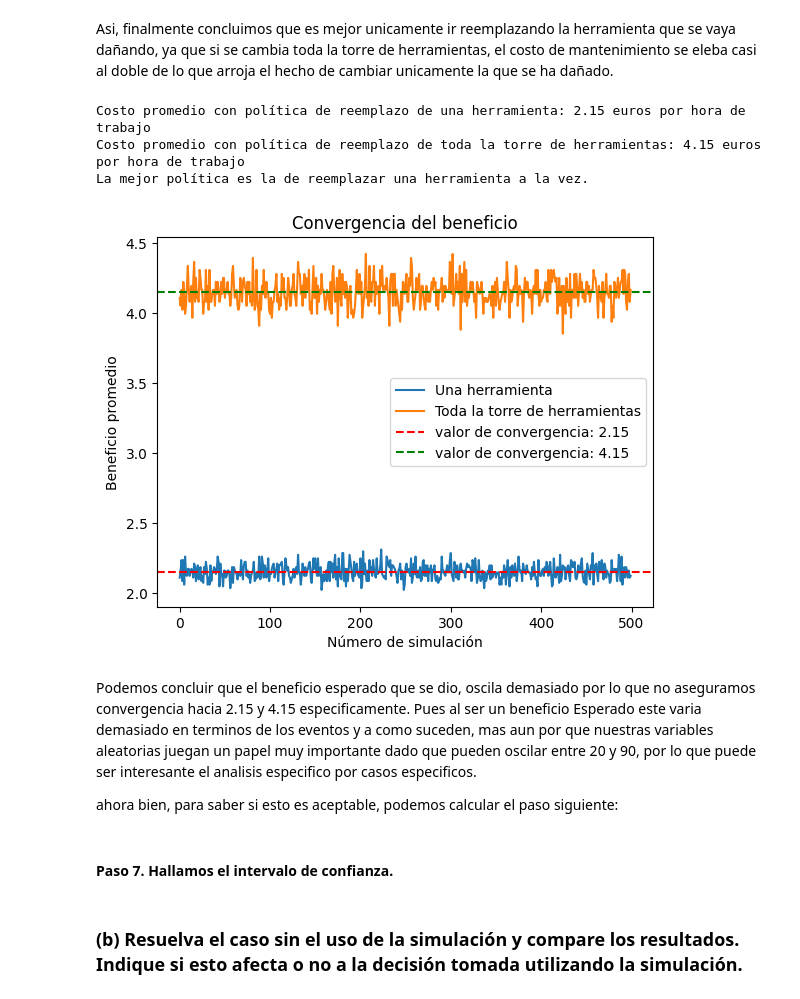
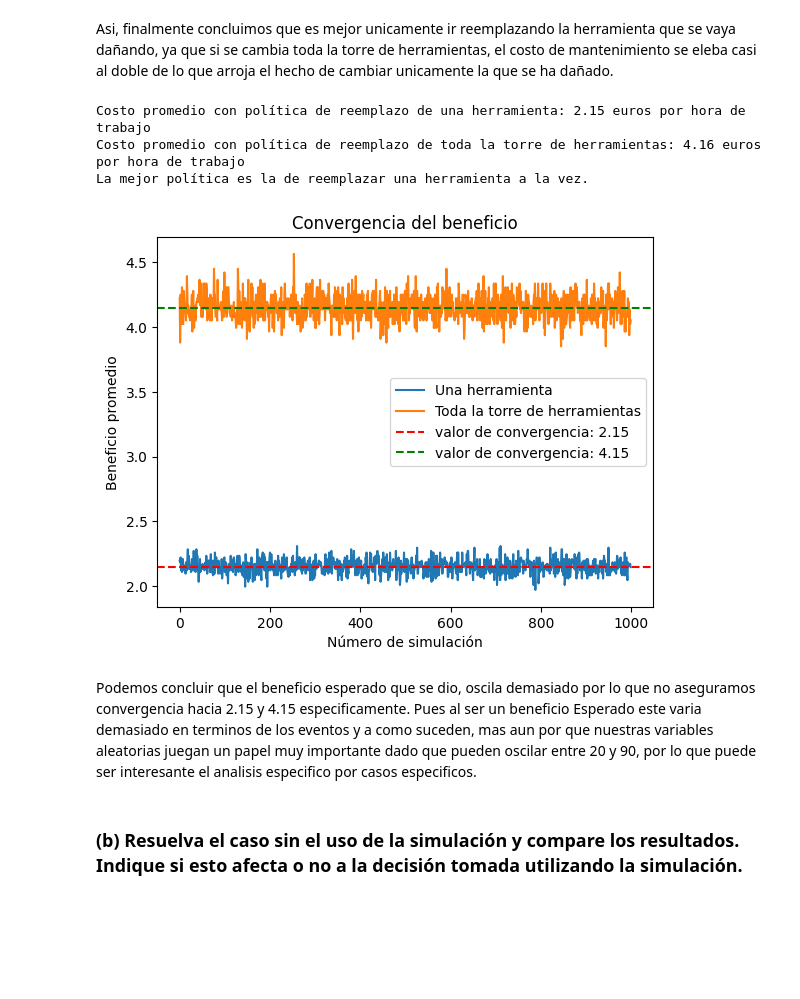
Before and after one commit to NIETOCAMBRON7/Simulacion-2, a Jupyter notebook: Exmen/Ejercicio3_Exámen.ipynb, the cells around one changed output. Saved outputs shown, nothing was run; the diff lists cells and outputs as text; code cells hidden in the pictures; blank space fills up the shorter version.

```diff
--- a/Exmen/Ejercicio3_Exámen.ipynb
+++ b/Exmen/Ejercicio3_Exámen.ipynb
@@ -268,35 +268,31 @@ def graficar_convergencia_beneficio(beneficio_una_herramienta, beneficio_toda_la
     plt.show()
 # %%
 # Simulación de Monte Carlo
-num_simulaciones = 500
+num_simulaciones = 1000
 beneficio_una_herramienta = [una_herramienta() for i in range(num_simulaciones)]
 beneficio_toda_la_torre = [toda_la_torre() for i in range(num_simulaciones)]
 costo_promedio_una_herramienta = sum(beneficio_una_herramienta) / num_simulaciones
 costo_promedio_toda_la_torre = sum(beneficio_toda_la_torre) / num_simulaciones
 
 # Resultados
 print("Costo promedio con política de reemplazo de una herramienta: {:.2f} euros por hora de trabajo".format(costo_promedio_una_herramienta))
 print("Costo promedio con política de reemplazo de toda la torre de herramientas: {:.2f} euros por hora de trabajo".format(costo_promedio_toda_la_torre))
 
 if costo_promedio_una_herramienta < costo_promedio_toda_la_torre:
     print("La mejor política es la de reemplazar una herramienta a la vez.")
 else:
     print("La mejor política es la de reemplazar toda la torre de herramientas.")
 
 # Graficar convergencia del beneficio
 graficar_convergencia_beneficio(beneficio_una_herramienta, beneficio_toda_la_torre)
 # %% [output]
 Costo promedio con política de reemplazo de una herramienta: 2.15 euros por hora de trabajo
-Costo promedio con política de reemplazo de toda la torre de herramientas: 4.15 euros por hora de trabajo
+Costo promedio con política de reemplazo de toda la torre de herramientas: 4.16 euros por hora de trabajo
 La mejor política es la de reemplazar una herramienta a la vez.
-[figure, old version]
+[figure, new version]
 # %% [markdown]
 Podemos concluir que el beneficio esperado que se dio, oscila demasiado por lo que no aseguramos convergencia hacia 2.15 y 4.15 especificamente.
 Pues al ser un beneficio Esperado este varia demasiado en terminos de los eventos y a como suceden, mas aun por que nuestras variables aleatorias juegan un papel muy importante dado que pueden oscilar entre 20 y 90, por lo que puede ser interesante el analisis especifico por casos especificos.
-
-ahora bien, para saber si esto es aceptable, podemos calcular el paso siguiente:
-# %% [markdown]
-#### Paso 7. Hallamos el intervalo de confianza.
 # %% [markdown]
 ### (b) Resuelva el caso sin el uso de la simulación y compare los resultados. Indique si esto afecta o no a la decisión tomada utilizando la simulación.
 # %% [markdown]
```
